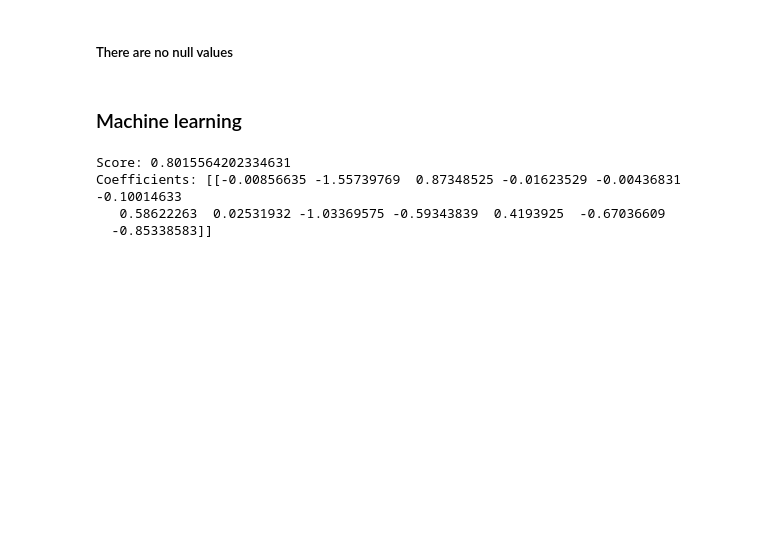
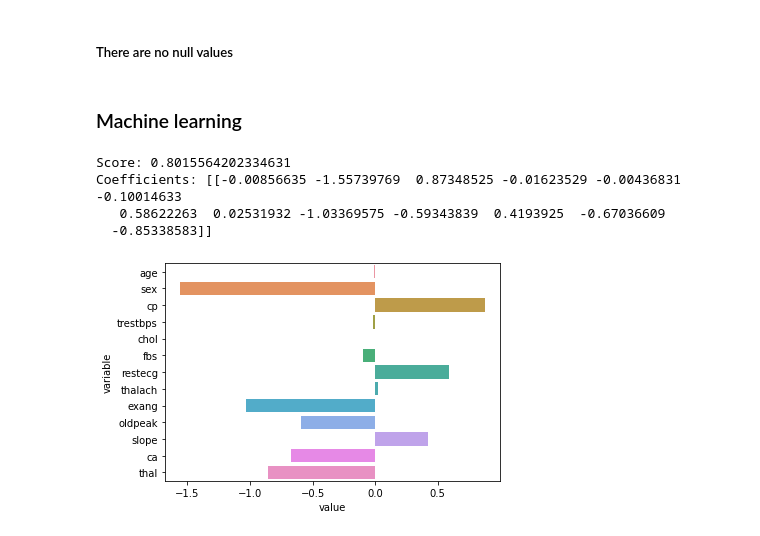
Before and after one commit to ofek181/A-Heart-Disease-Study, a Jupyter notebook: heart_disease_study.ipynb, the cells around one changed output. Drawn from its saved outputs; the diff is of its cells as text; code cells hidden in the pictures; blank space fills up the shorter version.

```diff
--- a/heart_disease_study.ipynb
+++ b/heart_disease_study.ipynb
@@ -120,3 +126,10 @@ Score: 0.8015564202334631
 Coefficients: [[-0.00856635 -1.55739769  0.87348525 -0.01623529 -0.00436831 -0.10014633
    0.58622263  0.02531932 -1.03369575 -0.59343839  0.4193925  -0.67036609
   -0.85338583]]
+# %%
+clms = df.columns.drop(['target'])
+lr_coef = pd.DataFrame(lr.coef_, columns = clms)
+coeff = pd.melt(lr_coef)
+ax = sns.barplot(y = coeff.variable, x = coeff.value)
+# %% [output]
+[figure, added]
```
Also changed, not shown: parts of 4 cells of this notebook.
